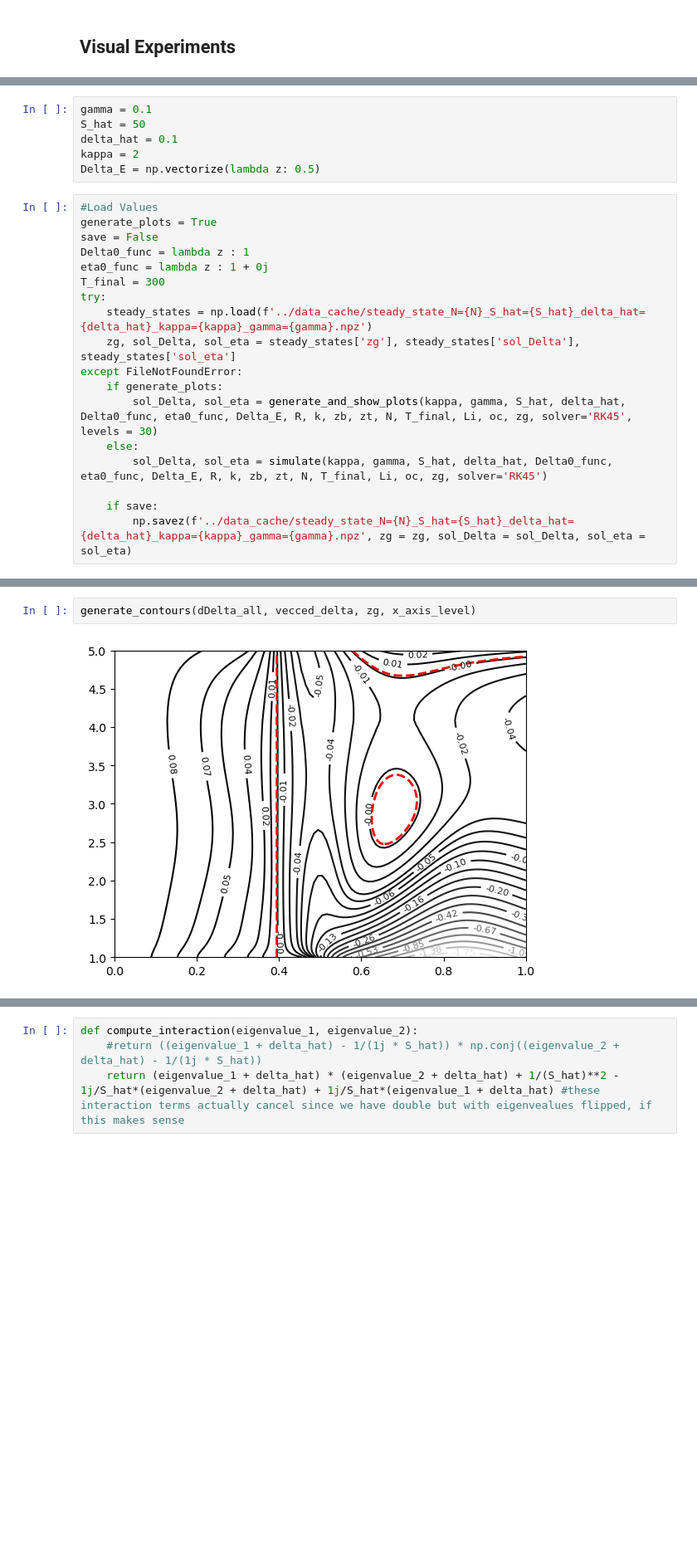
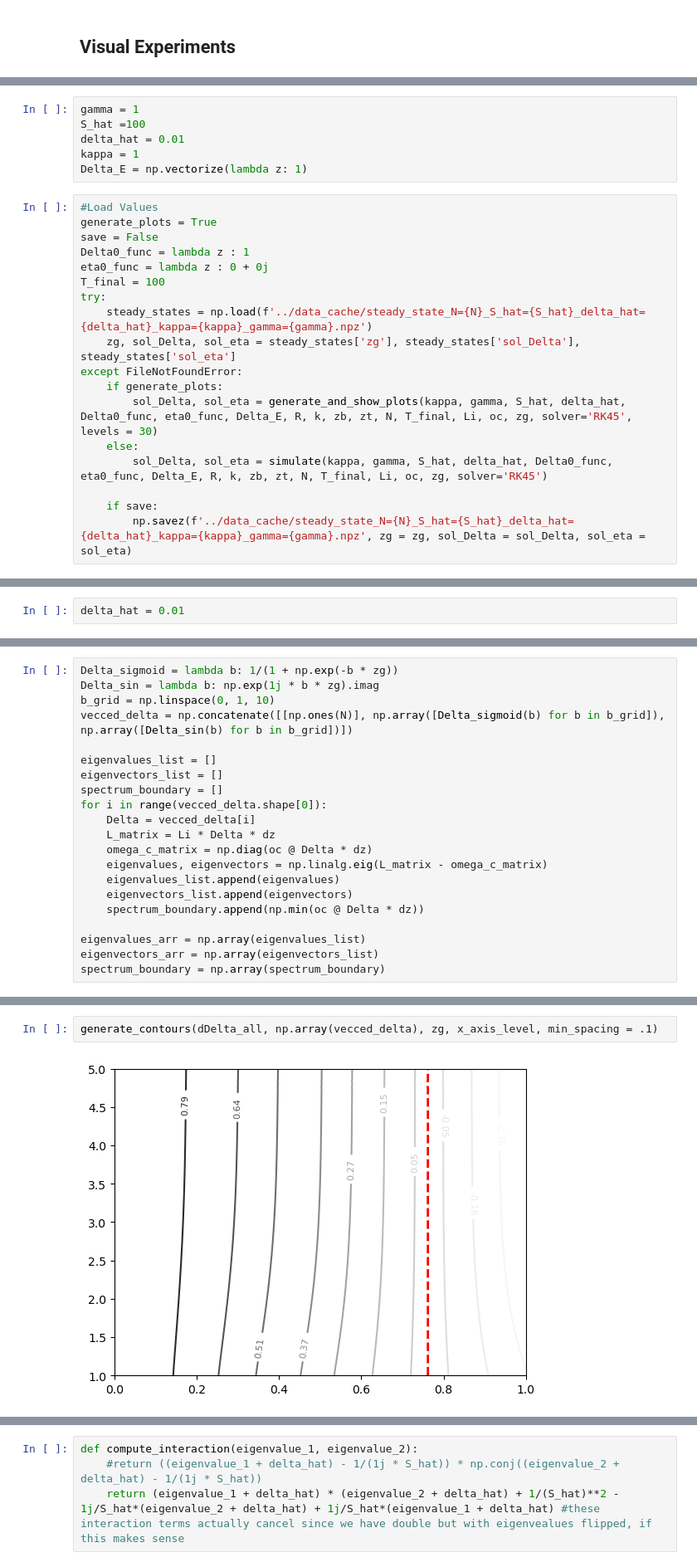
Before and after one commit to mjt257/SSWs, a Jupyter notebook: notebooks/steady_states_searching.ipynb, the cells around one changed output, grey strips where cells are left out. Shown at 83% size. Drawn from its saved outputs; the diff is of its cells as text; blank space fills up the shorter version.

Commit message:
Eigenvalues Exploration

```diff
--- a/notebooks/steady_states_searching.ipynb
+++ b/notebooks/steady_states_searching.ipynb
@@ -51,18 +51,18 @@ from simulation import generate_and_show_plots, simualte
 import matplotlib.pyplot as plt
 from scipy.linalg import eig
 # %%
-gamma = 0.1
-S_hat = 50
-delta_hat = 0.1
-kappa = 2
-Delta_E = np.vectorize(lambda z: 0.5)
+gamma = 1
+S_hat =100
+delta_hat = 0.01
+kappa = 1
+Delta_E = np.vectorize(lambda z: 1)
 # %%
 #Load Values
 generate_plots = True
 save = False
 Delta0_func = lambda z : 1
-eta0_func = lambda z : 1 + 0j
-T_final = 300
+eta0_func = lambda z : 0 + 0j
+T_final = 100
 try:
     steady_states = np.load(f'../data_cache/steady_state_N={N}_S_hat={S_hat}_delta_hat={delta_hat}_kappa={kappa}_gamma={gamma}.npz')
     zg, sol_Delta, sol_eta = steady_states['zg'], steady_states['sol_Delta'], steady_states['sol_eta']
@@ -89,0 +90,2 @@ plt.plot(dDelta_dt_from_Delta(Delta, Delta_E, S_hat, delta_hat, gamma, kappa, Li
+# %%
+delta_hat = 0.01
@@ -101,0 +130,21 @@ dDelta_all, eigenvalues_all, eigenvectors_all =  compute_dDelta_dt_from_range_De
+# %%
+Delta_sigmoid = lambda b: 1/(1 + np.exp(-b * zg))
+Delta_sin = lambda b: np.exp(1j * b * zg).imag
+b_grid = np.linspace(0, 1, 10)
+vecced_delta = np.concatenate([[np.ones(N)], np.array([Delta_sigmoid(b) for b in b_grid]), np.array([Delta_sin(b) for b in b_grid])])
+
+eigenvalues_list = []
+eigenvectors_list = []
+spectrum_boundary = []
+for i in range(vecced_delta.shape[0]):
+    Delta = vecced_delta[i]
+    L_matrix = Li * Delta * dz
+    omega_c_matrix = np.diag(oc @ Delta * dz)
+    eigenvalues, eigenvectors = np.linalg.eig(L_matrix - omega_c_matrix)
+    eigenvalues_list.append(eigenvalues)
+    eigenvectors_list.append(eigenvectors)
+    spectrum_boundary.append(np.min(oc @ Delta * dz))
+
+eigenvalues_arr = np.array(eigenvalues_list)
+eigenvectors_arr = np.array(eigenvectors_list)
+spectrum_boundary = np.array(spectrum_boundary)
@@ -102,4 +174,4 @@ dDelta_all, eigenvalues_all, eigenvectors_all =  compute_dDelta_dt_from_range_De
 # %%
-generate_contours(dDelta_all, vecced_delta, zg, x_axis_level)
+generate_contours(dDelta_all, np.array(vecced_delta), zg, x_axis_level, min_spacing = .1)
 # %% [output]
-[figure, old version]
+[figure, new version]
```
Also changed, not shown: parts of 15 cells of this notebook, 1 other file.
